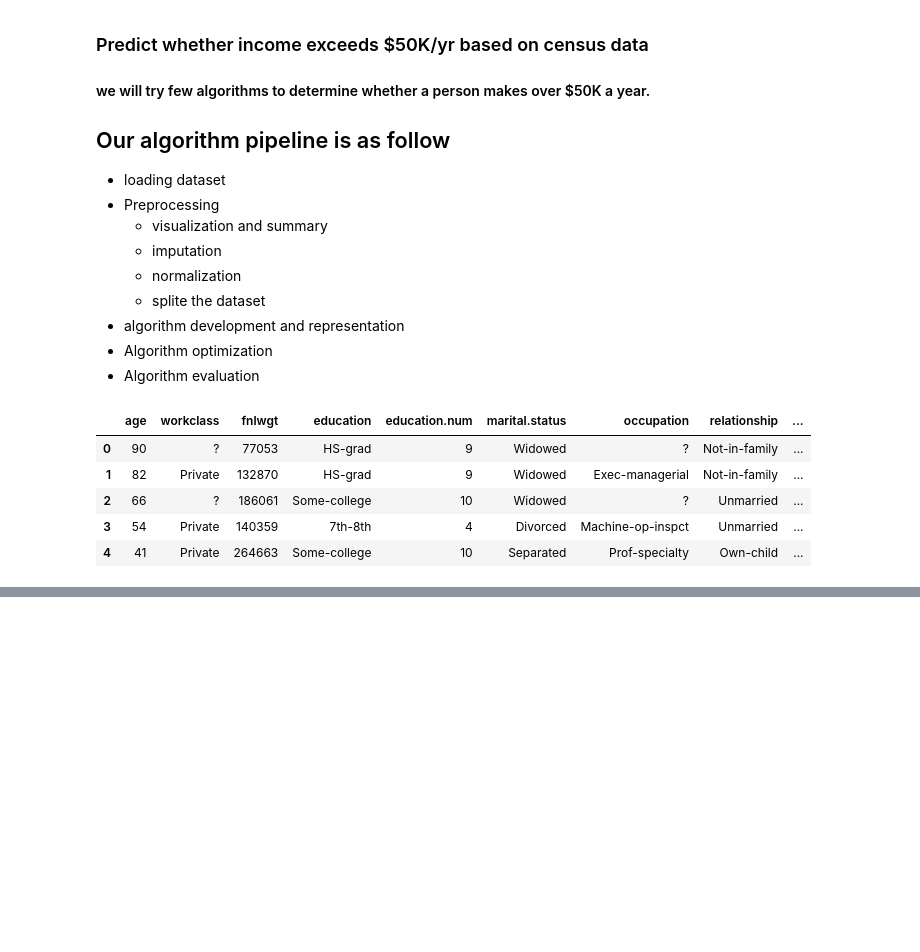
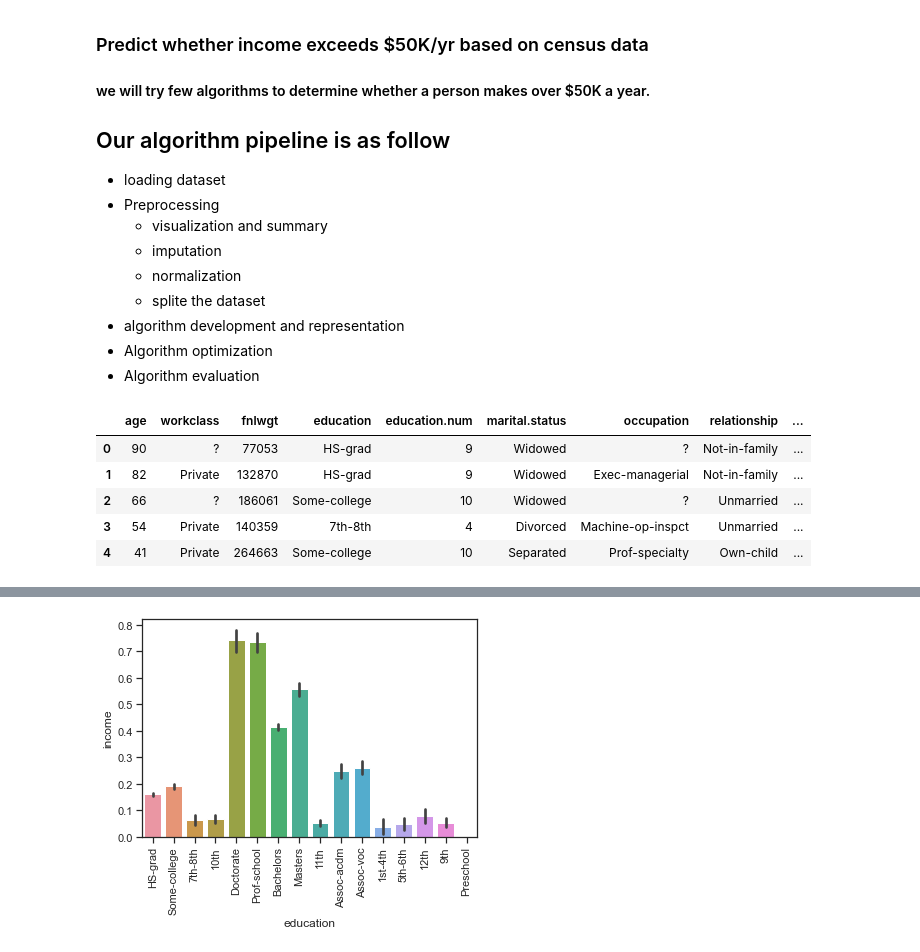
Before and after one commit to hamzeasadi/computational-ml, a Jupyter notebook: NaiveBayes/AdultCensusIncome.ipynb, the cells around one changed output, grey strips where cells are left out. Cells and saved outputs as stored; diff of their text form; code cells hidden in the pictures; blank space fills up the shorter version.

```diff
--- a/NaiveBayes/AdultCensusIncome.ipynb
+++ b/NaiveBayes/AdultCensusIncome.ipynb
@@ -54,0 +102,5 @@ CD_imputed_X = X.fillna(method='ffill', inplace=True)
+# %%
+sns.barplot(x = dataset['education'], y = dataset['income'])
+plt.xticks(rotation = 90);
+# %% [output]
+[figure, added]
```
Also changed, not shown: parts of 20 cells of this notebook.
